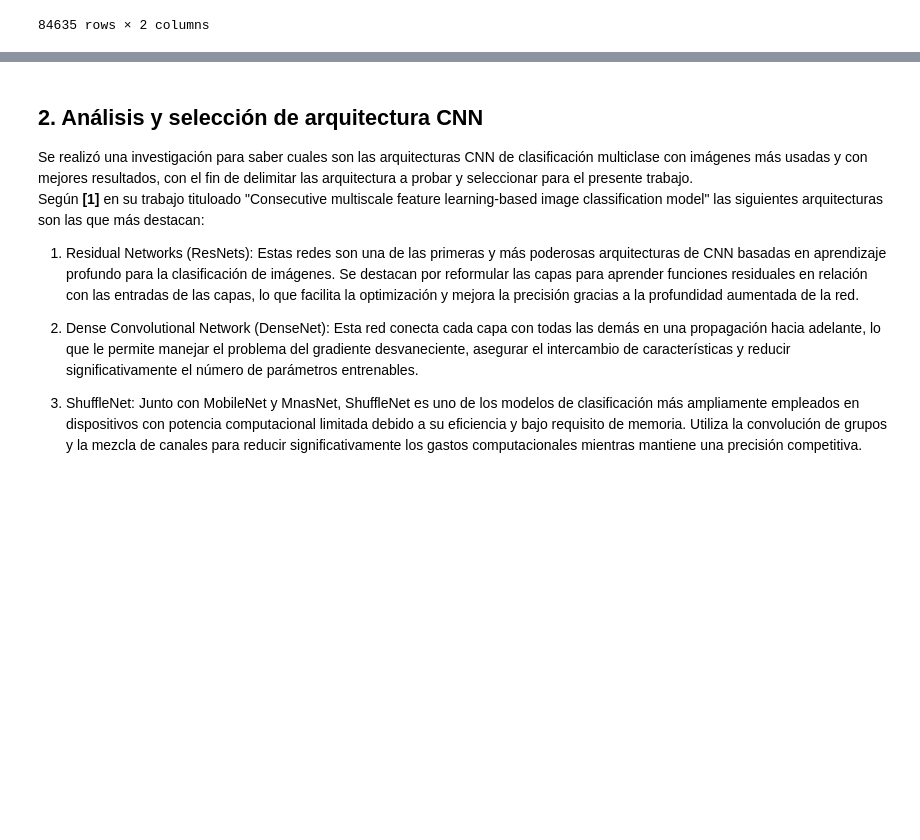
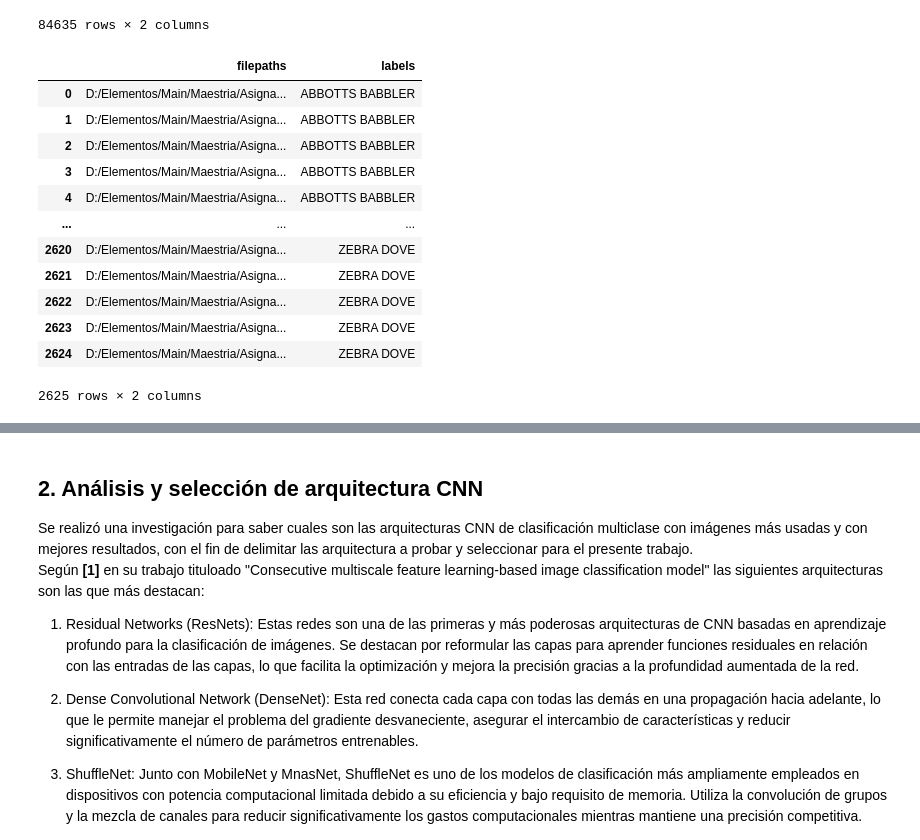
Before and after one commit to geharpz/07MIAR, a Jupyter notebook: src/DIOCLES_GERMAN_A.P_PROYECTO_07MIAR_2023.ipynb, the cells around one changed output, grey strips where cells are left out. Saved outputs shown, nothing was run; the diff lists cells and outputs as text; code cells hidden in the pictures; blank space fills up the shorter version.

Commit message:
Se crea metodo de carga de datos

```diff
--- a/src/DIOCLES_GERMAN_A.P_PROYECTO_07MIAR_2023.ipynb
+++ b/src/DIOCLES_GERMAN_A.P_PROYECTO_07MIAR_2023.ipynb
@@ -117,18 +119,19 @@ BASE_FOLDER = "D:/Elementos/Main/Maestria/Asignaturas/Deep Learning/Actividades/
 # %%
-train_dir = BASE_FOLDER+'train'
-filepaths = []
-labels = []
+def load_data(folder):
+    train_dir = BASE_FOLDER+folder
+    filepaths = []
+    labels = []
 
-folds = os.listdir(train_dir)
-for fold in folds:
-    foldpath = os.path.join(train_dir, fold)
-    filelist = os.listdir(foldpath)
-    for file in filelist:
-        fpath = os.path.join(foldpath, file)
-        filepaths.append(fpath)
-        labels.append(fold)
+    folds = os.listdir(train_dir)
+    for fold in folds:
+        foldpath = os.path.join(train_dir, fold)
+        filelist = os.listdir(foldpath)
+        for file in filelist:
+            fpath = os.path.join(foldpath, file)
+            filepaths.append(fpath)
+            labels.append(fold)
 
-# Concatenación rutas de datos con etiquetas en un DataFrame
-Fseries = pd.Series(filepaths, name='filepaths')
-Lseries = pd.Series(labels, name='labels')
-train_df = pd.concat([Fseries, Lseries], axis=1)
+    # Concatenación rutas de datos con etiquetas en un DataFrame
+    Fseries = pd.Series(filepaths, name='filepaths')
+    Lseries = pd.Series(labels, name='labels')
+    return pd.concat([Fseries, Lseries], axis=1)
@@ -148,3 +155,19 @@ train_df
 | 84633 | D:/Elementos/Main/Maestria/Asigna... | ZEBRA DOVE |
 | 84634 | D:/Elementos/Main/Maestria/Asigna... | ZEBRA DOVE |
 84635 rows × 2 columns
+# %%
+valid_df
+# %% [output]
+|  | filepaths | labels |
+| 0 | D:/Elementos/Main/Maestria/Asigna... | ABBOTTS BABBLER |
+| 1 | D:/Elementos/Main/Maestria/Asigna... | ABBOTTS BABBLER |
+| 2 | D:/Elementos/Main/Maestria/Asigna... | ABBOTTS BABBLER |
+| 3 | D:/Elementos/Main/Maestria/Asigna... | ABBOTTS BABBLER |
+| 4 | D:/Elementos/Main/Maestria/Asigna... | ABBOTTS BABBLER |
+| ... | ... | ... |
+| 2620 | D:/Elementos/Main/Maestria/Asigna... | ZEBRA DOVE |
+| 2621 | D:/Elementos/Main/Maestria/Asigna... | ZEBRA DOVE |
+| 2622 | D:/Elementos/Main/Maestria/Asigna... | ZEBRA DOVE |
+| 2623 | D:/Elementos/Main/Maestria/Asigna... | ZEBRA DOVE |
+| 2624 | D:/Elementos/Main/Maestria/Asigna... | ZEBRA DOVE |
+2625 rows × 2 columns
```
Also changed, not shown: parts of 5 cells of this notebook.
